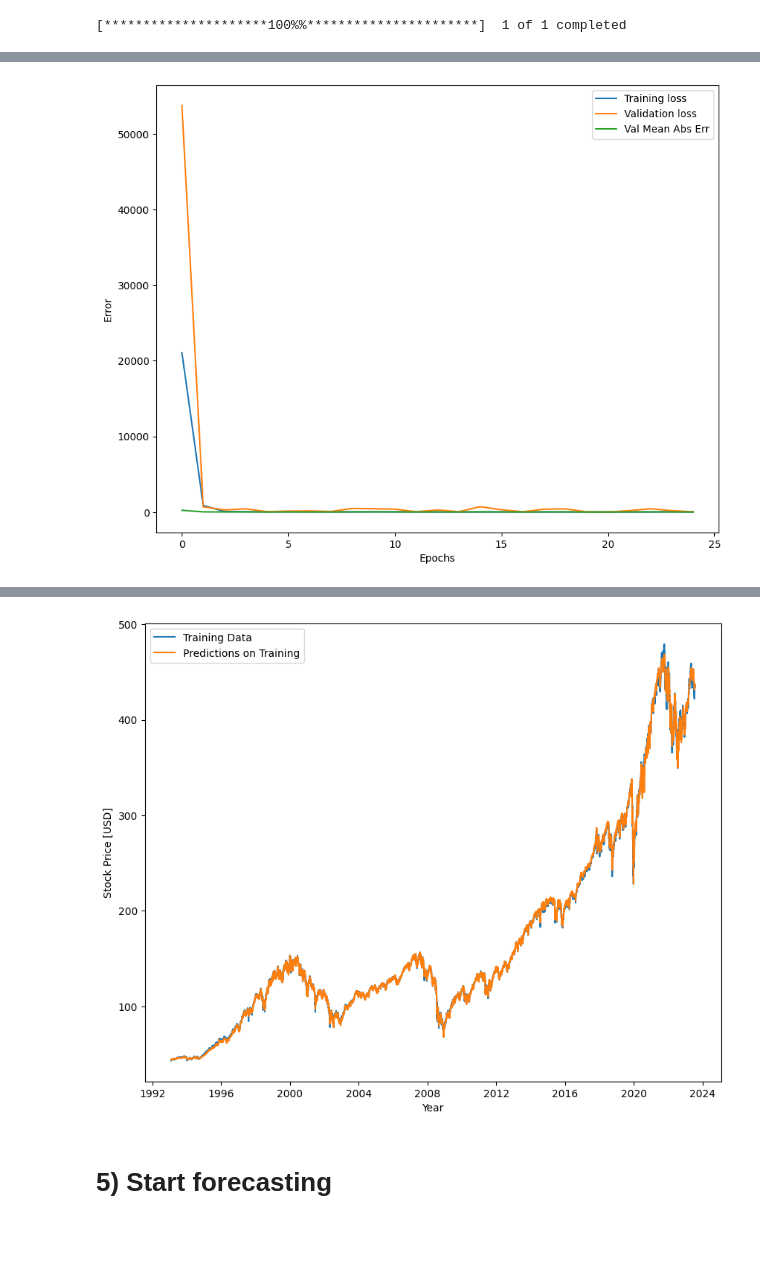
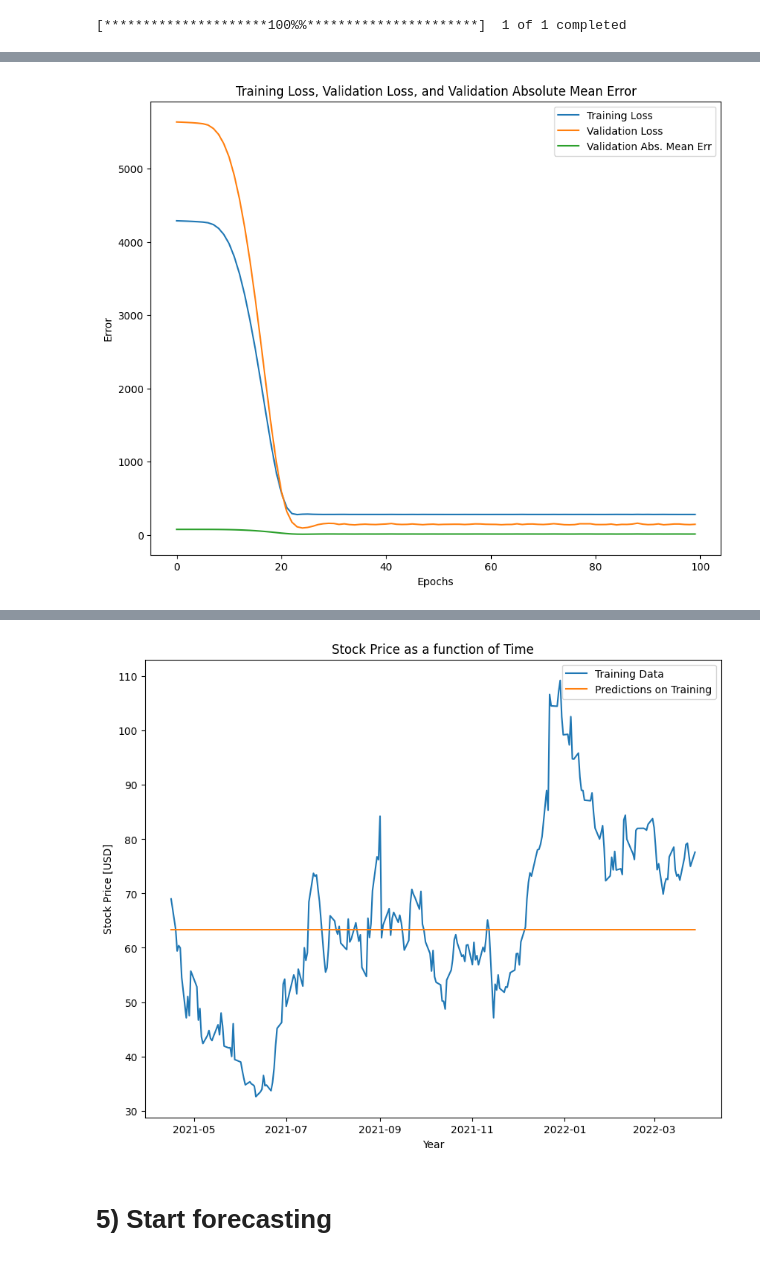
Before and after one commit to doquangg/bigstonk, a Jupyter notebook: LSTM_NN/lstm.ipynb, the cells around one changed output, grey strips where cells are left out. Drawn from its saved outputs; the diff is of its cells as text; code cells hidden in the pictures; blank space fills up the shorter version.

```diff
--- a/LSTM_NN/lstm.ipynb
+++ b/LSTM_NN/lstm.ipynb
@@ -52,12 +65,12 @@ else:
 # %%
-#Empty lists to be populated using formatted training data
+# Instantiate lists to be populated using formatted training data
 x_train = []
 y_train = []
 
 # [DONE]
 n_future = 1  # Number of days we want to look into the future based on the past days.
               # 1 is good here; keep 1
-n_past = 60   # Number of past days we want to use to predict the future.
+n_past = 390   # Number of past days we want to use to predict the future.
               # 60 is good here
 
 #Reformat input data into a shape: (n_samples x timesteps x n_features)
@@ -85,31 +106,30 @@ from tensorflow.keras.models import Sequential
 from tensorflow.keras import layers
 from tensorflow.keras.optimizers import Adam
 
-# [TUNE THESE]
-# Build an LSTM Model
+# Build the Model
 model = Sequential([layers.Input((x_train.shape[1], x_train.shape[2])),
-                    layers.LSTM(64, return_sequences=True),
-                    # layers.LSTM(64, return_sequences=True),
-                    layers.LSTM(64, return_sequences=True),
-                    layers.LSTM(32),
-                    layers.Dense(64, activation='relu'),
-                    # layers.Dense(64, activation='relu'),
-                    layers.Dense(32, activation='relu'),
+                    layers.LSTM(24, return_sequences=True),
+                    layers.LSTM(24, return_sequences=True),
+                    layers.LSTM(24, return_sequences=True),
+                    #layers.LSTM(24, return_sequences=True),
+                    layers.LSTM(24),
+                    layers.Dense(24, activation='relu'),
+                    #layers.Dense(24, activation='relu'),
+                    layers.Dense(24, activation='relu'),
+                    layers.Dense(24, activation='relu'),
                     layers.Dense(1)])
 
-# [TUNE THESE]
 # Compile and summarize the model.
 model.compile(loss = 'mse',
-              optimizer = Adam(learning_rate=0.001), # 0.001 is like, perfect?
+              optimizer = Adam(learning_rate=0.001),
               metrics = ['mean_absolute_error'])
 model.summary()
 
-# [TUNE THESE]
 # Fit the model
 history = model.fit(x_train,
                     y_train,
-                    epochs=25,
-                    validation_split=0.007, # 0.007 works well
+                    epochs=100,
+                    validation_split=0.07, # 0.007 works well
                     verbose=1)
 # %% [output]
 Model: "sequential_15"
@@ -134,26 +159,26 @@ Epoch 25/25
 # %%
 # Visualize training and validation loss
-# Set figure dims
 fig = plt.figure()
 fig.set_size_inches(10, 8)
-plt.plot(history.history['loss'], label='Training loss')
-plt.plot(history.history['val_loss'], label='Validation loss')
-plt.plot(history.history['val_mean_absolute_error'], label='Val Mean Abs Err')
+plt.plot(history.history['loss'], label='Training Loss')
+plt.plot(history.history['val_loss'], label='Validation Loss')
+plt.plot(history.history['val_mean_absolute_error'], label='Validation Abs. Mean Err')
+plt.title('Training Loss, Validation Loss, and Validation Absolute Mean Error')
 plt.xlabel('Epochs')
 plt.ylabel('Error')
 plt.legend()
 plt.show()
 
 # Visualize predictions on training data
-# Set figure dims
 fig = plt.figure()
 fig.set_size_inches(10, 8)
 predicitions_on_train = model.predict(x_train).flatten()
 plt.plot(train_dates, y_train)
 plt.plot(train_dates, predicitions_on_train)
 plt.xlabel('Year')
 plt.ylabel('Stock Price [USD]')
+plt.title('Stock Price as a function of Time')
 plt.legend(['Training Data', 'Predictions on Training'])
 plt.show()
 # %% [output]
-[figure, old version]
+[figure, new version]
@@ -161,4 +186,4 @@ plt.show()
-[figure, old version]
+[figure, new version]
 # %% [markdown]
 # 5) Start forecasting
 # %%
```
Also changed, not shown: parts of 13 cells of this notebook.
